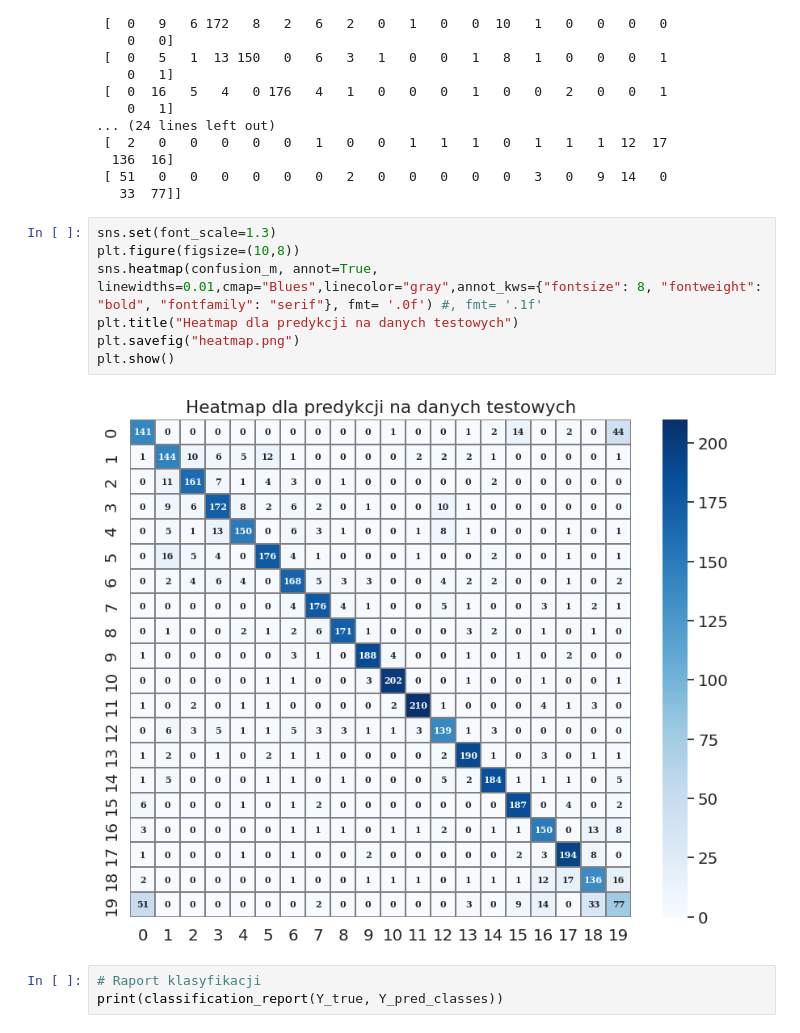
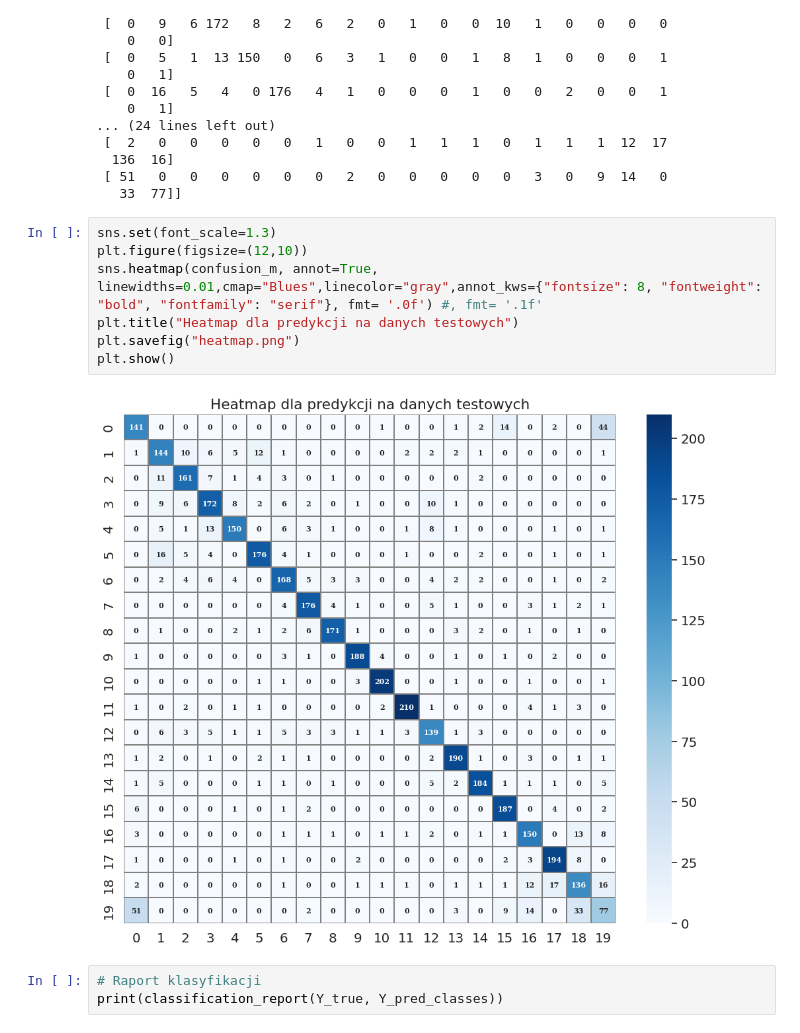
Before and after one commit to adalbertii/Modele---klasyfikacyjne, a Jupyter notebook: CNN_news_case.ipynb, the cells around one changed output. Saved outputs shown, nothing was run; the diff lists cells and outputs as text.

```diff
--- a/CNN_news_case.ipynb
+++ b/CNN_news_case.ipynb
@@ -506,13 +506,13 @@ print(confusion_m)
    33  77]]
 # %%
 sns.set(font_scale=1.3)
-plt.figure(figsize=(10,8))
+plt.figure(figsize=(12,10))
 sns.heatmap(confusion_m, annot=True, linewidths=0.01,cmap="Blues",linecolor="gray",annot_kws={"fontsize": 8, "fontweight": "bold", "fontfamily": "serif"}, fmt= '.0f') #, fmt= '.1f'
 plt.title("Heatmap dla predykcji na danych testowych")
 plt.savefig("heatmap.png")
 plt.show()
 # %% [output]
-[figure, old version]
+[figure, new version]
 # %%
 # Raport klasyfikacji
 print(classification_report(Y_true, Y_pred_classes))
```
Also changed, not shown: parts of 1 cell of this notebook.
